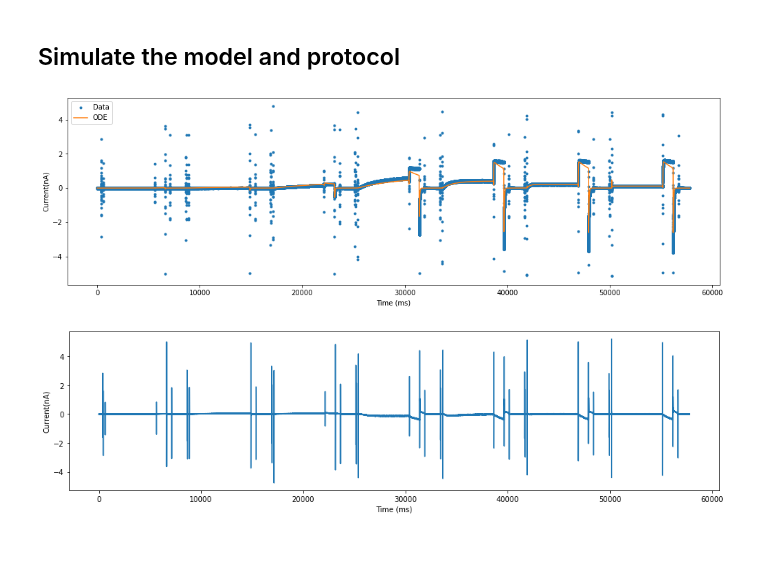
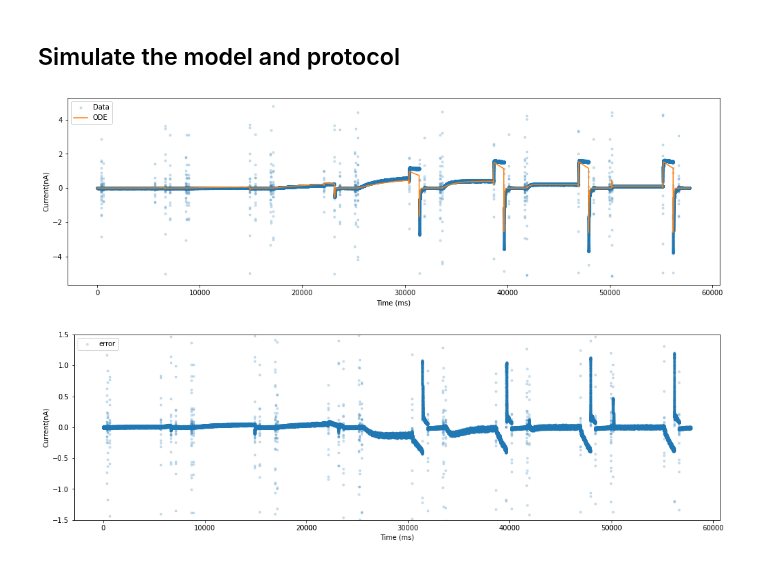
Before and after one commit to donajialej/Notes, a Jupyter notebook: from_myokit_tutorial/KyliesCell5_synth_notebook_PR3.ipynb, the cells around one changed output. Saved outputs shown, nothing was run; the diff lists cells and outputs as text; code cells hidden in the pictures.

```diff
--- a/from_myokit_tutorial/KyliesCell5_synth_notebook_PR3.ipynb
+++ b/from_myokit_tutorial/KyliesCell5_synth_notebook_PR3.ipynb
@@ -86,35 +86,37 @@ protocol_3 = myokit.load_protocol('resources/pr3-steady-activation.mmt')
 parameters = [
     'ikr.p1',
     'ikr.p2',
     'ikr.p3',
     'ikr.p4',
     'ikr.p5',
     'ikr.p6',
     'ikr.p7',
     'ikr.p8',
     'ikr.p9',
 ]
 markov_model = myokit.lib.markov.LinearModel.from_component(model.get('ikr'), parameters=parameters)
 
 # Create an analytical simulation
 markov_sim_pr3 = myokit.lib.markov.AnalyticalSimulation(markov_model, protocol_3)
 # Log times will be equal to the times from the data
 hh_log_pr3 = markov_sim_pr3.run(pr3_time[-1] + 0.1, log_times=pr3_time)
 
 
 plt.figure(figsize=(17, 5))
 plt.xlabel('Time (ms)')
 plt.ylabel('Current(nA)')
-plt.plot(pr3_time, pr3_current, '.', label='Data')
+plt.plot(pr3_time, pr3_current, '.', alpha = 0.2,label='Data')
 plt.plot(pr3_time, hh_log_pr3['ikr.IKr'], '-', label='ODE')
 plt.legend(loc='upper left')
 plt.show()
 
-plt.figure(figsize=(16, 4))
+plt.figure(figsize=(17, 5))
 plt.xlabel('Time (ms)')
 plt.ylabel('Current(nA)')
-plt.plot(pr3_time, hh_log_pr3['ikr.IKr']-pr3_current, '-', label='model-data')
+plt.plot(pr3_time, hh_log_pr3['ikr.IKr']-pr3_current, '.', alpha = 0.2, label='error')
+plt.legend(loc='upper left')
+plt.ylim([-1.5,1.5])
 plt.show()
 # %% [output]
-[figure, old version]
+[figure, new version]
-[figure, old version]
+[figure, new version]
```
Also changed, not shown: parts of 1 cell of this notebook.
